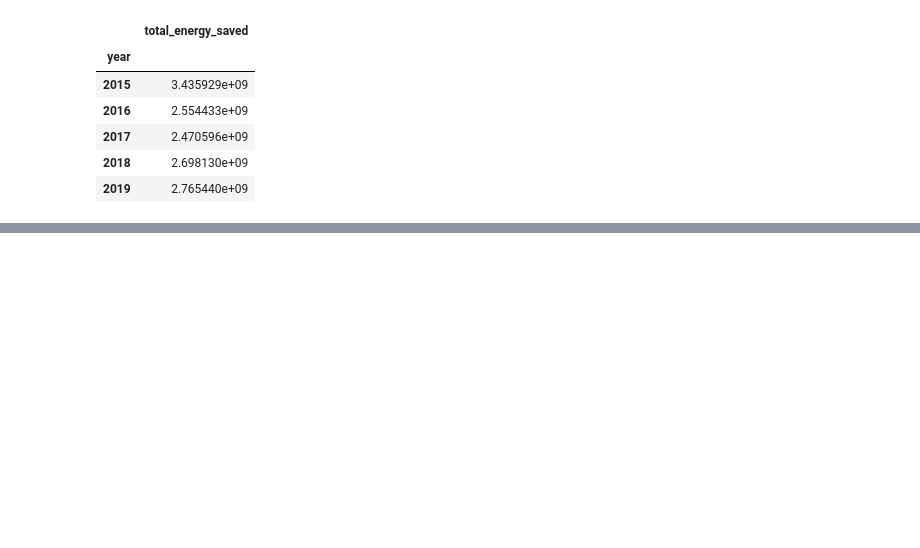
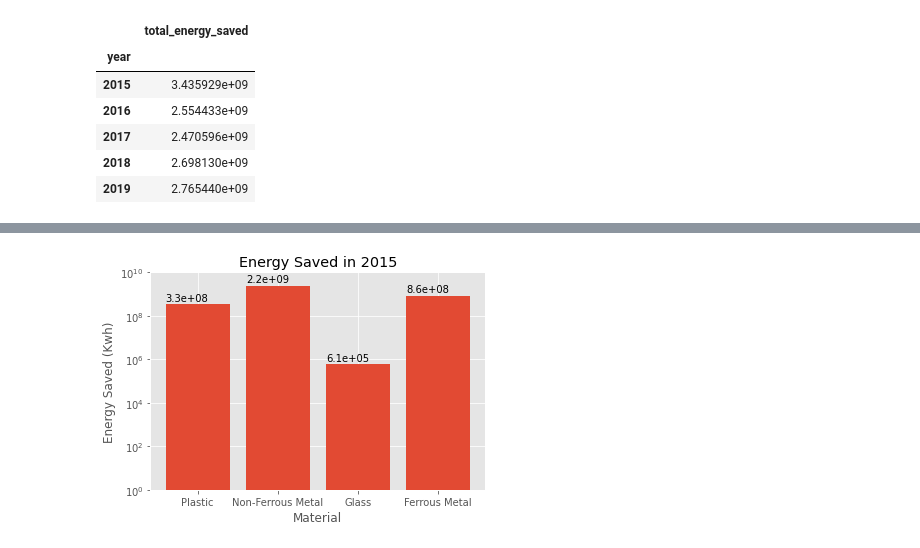
Before and after one commit to bedoe/EnergySaving, a Jupyter notebook: notebook.ipynb, the cells around one changed output, grey strips where cells are left out. Saved outputs shown, nothing was run; the diff lists cells and outputs as text; code cells hidden in the pictures; blank space fills up the shorter version.

```diff
--- a/notebook.ipynb
+++ b/notebook.ipynb
@@ -275,0 +286,2 @@ annual_energy_savings
+# %%
+recycle_energy_2015 = recycle_energy[recycle_energy.year==2015]
@@ -275,0 +296,12 @@ annual_energy_savings
+# %%
+barr = plt.bar(recycle_energy_2015.waste_type, recycle_energy_2015.energy_saved_total)
+plt.yscale('log')
+plt.ylim(1,10**10)
+plt.xlabel('Material')
+plt.ylabel('Energy Saved (Kwh)')
+plt.title('Energy Saved in 2015')
+for bar in barr.patches:
+    plt.annotate(f'{bar.get_height():.1e}', (bar.get_x(),bar.get_height()**1.02))
+plt.show()
+# %% [output]
+[figure, added]
```
Also changed, not shown: parts of 18 cells of this notebook.
